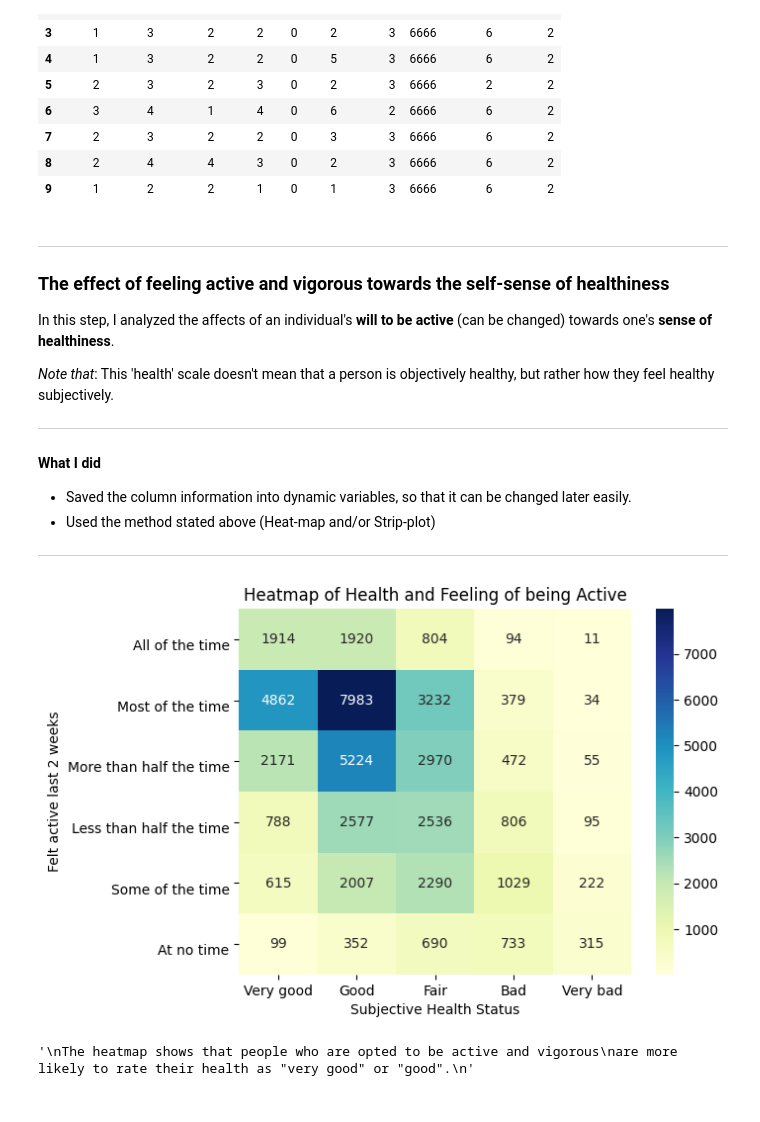
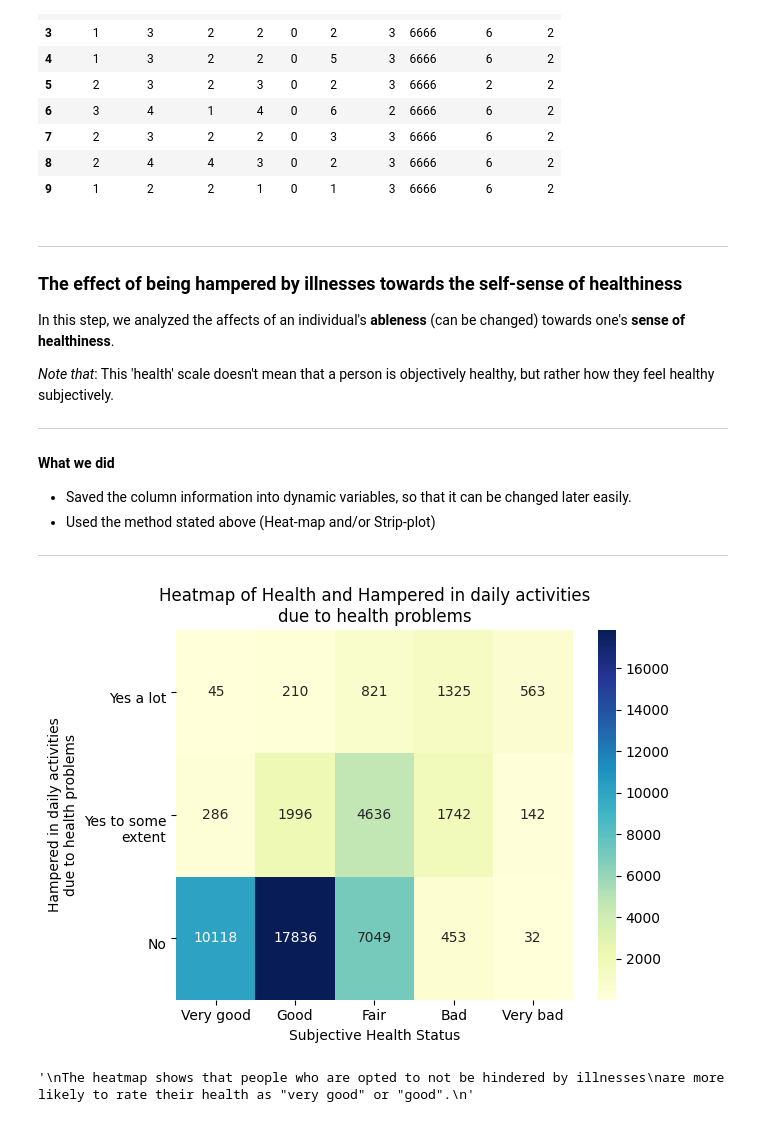
Before and after one commit to Kien-LeChi/python-data-analyics-year1, a Jupyter notebook: European Subjective General Health.ipynb, the cells around one changed output. Cells and saved outputs as stored; diff of their text form; code cells hidden in the pictures.

```diff
--- a/European Subjective General Health.ipynb
+++ b/European Subjective General Health.ipynb
@@ -357,15 +358,15 @@ Both correlation list shares the following columns:
 # %% [markdown]
 ---
 
-### The effect of feeling active and vigorous towards the self-sense of healthiness
+### The effect of being hampered by illnesses towards the self-sense of healthiness
 
-In this step, I analyzed the affects of an individual's **will to be active** (can be changed) towards one's **sense of healthiness**.
+In this step, we analyzed the affects of an individual's **ableness** (can be changed) towards one's **sense of healthiness**.
 
 *Note that*: This 'health' scale doesn't mean that a person is objectively healthy, but rather how they feel healthy subjectively.
 
 ---
 
-#### What I did
+#### What we did
 
 - Saved the column information into dynamic variables, so that it can be changed later easily.
 - Used the method stated above (Heat-map and/or Strip-plot)
@@ -373,36 +374,42 @@ In this step, I analyzed the affects of an individual's **will to be active** (c
 ---
 # %%
 ## The dataset suggests that 'health' is surveyed on a scale of 1-5
-## And 'actvgrs' or "active and vigorous" is surveyed on a scale of 1-6
-## In both cases, 1 being the best (healthiest / most active) and 5/6 being the worst (very unhealthy / Was active at no time).
+## And 'hlthhmp' or "Hampered in daily activities by illness/disability/infirmity/mental problem" is surveyed on a scale of 1-3
+## In both cases, 1 being the best (healthiest / most active) and 1 being the worst (was hindered, alot).
 
-target_col = 'actvgrs'
-target_col_labels = ["All of the time",
-                     "Most of the time",
-                     "More than half the time",
-                     "Less than half the time",
-                     "Some of the time",
-                     "At no time"]
-target_col_meaning = "Felt active last 2 weeks"
+'''
+This variable was chosen since it's the only top 10 correlated variable that also
+appears in the new dataset further in the finding (ESS11, 2023).
+
+Preivously, the 'actvgrs' or 'feelings of being active and vigorous' was chosen.
+But it was not present in the new dataset.
+
+Regardless of the variable chosen, the analysis is (roughly) the same.
+The only difference is how the Linear Regression model is trained and/or perform.
+'''
+
+target_col = 'hlthhmp'
+target_col_labels = ["Yes a lot", "Yes to some\nextent", "No"]
+target_col_meaning = "Hampered in daily activities\ndue to health problems"
 
 combined_df = filtered_df[['health', target_col]].dropna()
 clean_df = combined_df[(combined_df['health'] < 6) & (combined_df[target_col] <= len(target_col_labels))]
 
 sns.heatmap(pd.crosstab(clean_df[target_col], clean_df['health']), annot=True, cmap='YlGnBu', fmt='d')
-plt.title("Heatmap of Health and Feeling of being Active")
+plt.title(f"Heatmap of Health and {target_col_meaning}")
 plt.ylabel(target_col_meaning)
 plt.xlabel("Subjective Health Status", rotation=0)
-plt.yticks(np.arange(6) + 0.5, labels=target_col_labels, rotation = 0, ha='right', va='top')
+plt.yticks(np.arange(len(target_col_labels)) + 0.5, labels=target_col_labels, rotation = 0, ha='right', va='top')
 plt.xticks(np.arange(5) + 0.5, ['Very good', 'Good', 'Fair', 'Bad', 'Very bad'])
 plt.show()
 
 '''
-The heatmap shows that people who are opted to be active and vigorous
+The heatmap shows that people who are opted to not be hindered by illnesses
 are more likely to rate their health as "very good" or "good".
 '''
 # %% [output]
-[figure, old version]
+[figure, new version]
-'\nThe heatmap shows that people who are opted to be active and vigorous\nare more likely to rate their health as "very good" or "good".\n'
+'\nThe heatmap shows that people who are opted to not be hindered by illnesses\nare more likely to rate their health as "very good" or "good".\n'
 # %%
 '''
 This can also be visualized through a scatter plot with
```
Also changed, not shown: parts of 13 cells of this notebook, 1 other file.
